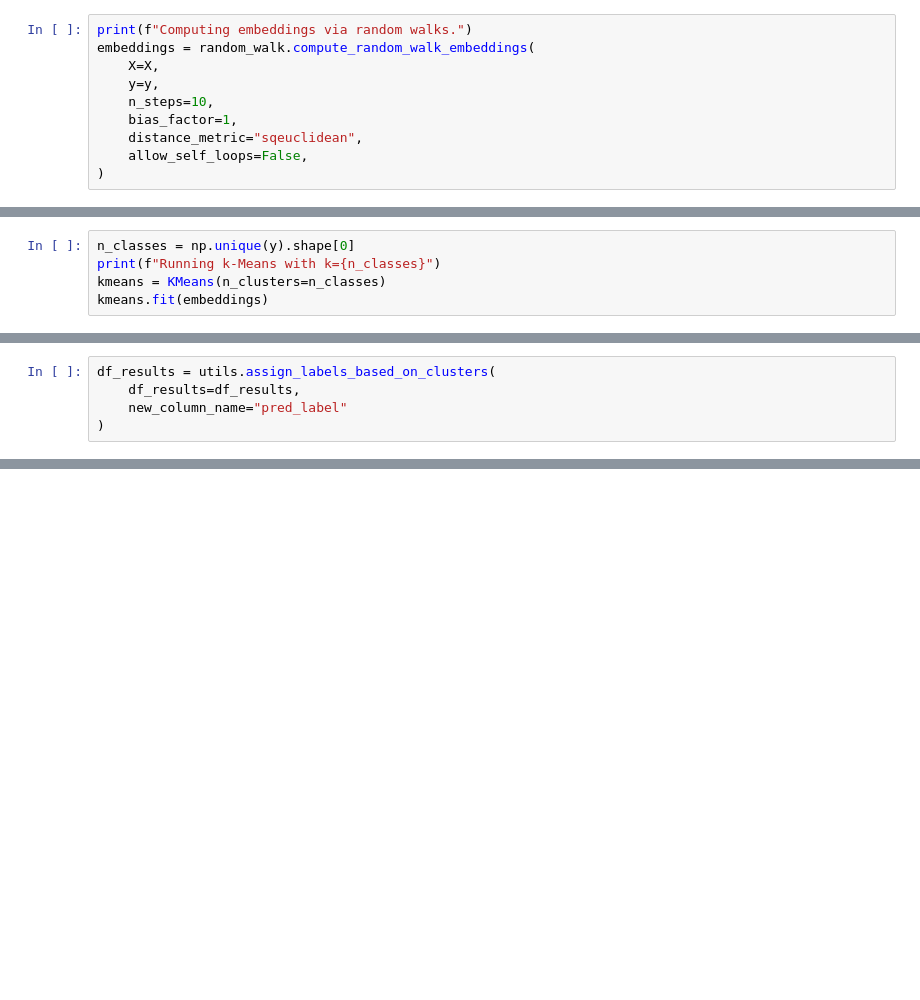
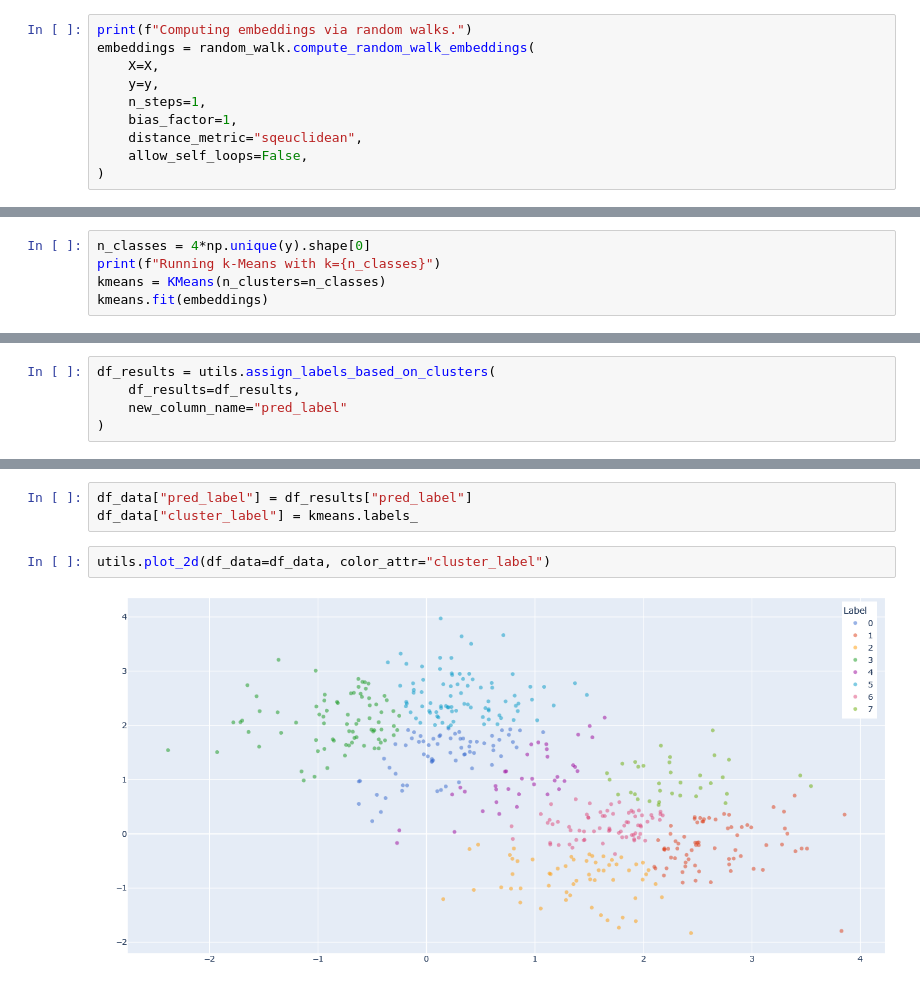
Before and after one commit to sheikhomar/mixture-learning, a Jupyter notebook: notebooks/02-random-walk-embeddings.ipynb, the cells around one changed output, grey strips where cells are left out. Saved outputs shown, nothing was run; the diff lists cells and outputs as text; blank space fills up the shorter version.

```diff
--- a/notebooks/02-random-walk-embeddings.ipynb
+++ b/notebooks/02-random-walk-embeddings.ipynb
@@ -62,7 +130,7 @@ print(f"Computing embeddings via random walks.")
 embeddings = random_walk.compute_random_walk_embeddings(
     X=X,
     y=y,
-    n_steps=10,
+    n_steps=1,
     bias_factor=1,
     distance_metric="sqeuclidean",
     allow_self_loops=False,
@@ -76,5 +144,5 @@ Computing embeddings via random walks.
 # %%
-n_classes = np.unique(y).shape[0]
+n_classes = 4*np.unique(y).shape[0]
 print(f"Running k-Means with k={n_classes}")
 kmeans = KMeans(n_clusters=n_classes)
 kmeans.fit(embeddings)
@@ -114,0 +167,7 @@ accuracy_score(y_true=df_results["true_label"], y_pred=df_results["pred_label"])
+# %%
+df_data["pred_label"] = df_results["pred_label"]
+df_data["cluster_label"] = kmeans.labels_
+# %%
+utils.plot_2d(df_data=df_data, color_attr="cluster_label")
+# %% [output]
+[figure, added]
```
Also changed, not shown: parts of 23 cells of this notebook, 1 other file.
